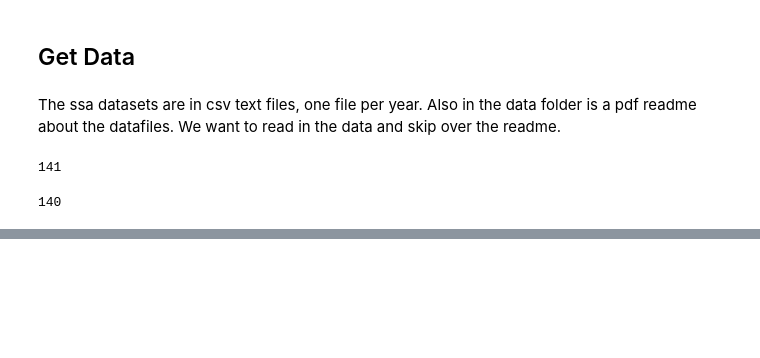
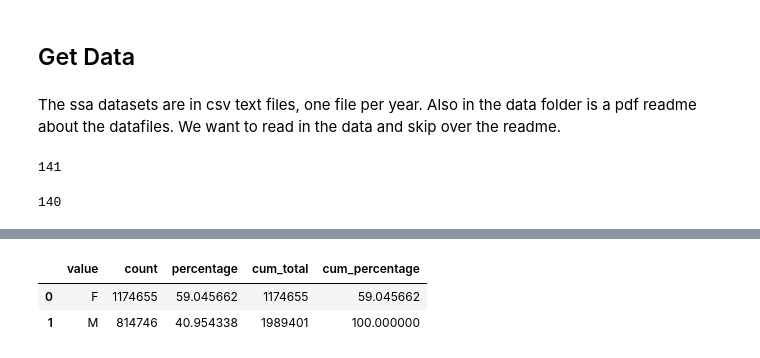
Before and after one commit to la-mcnamara/ChicagoData, a Jupyter notebook: explore_ssa_names.ipynb, the cells around one changed output, grey strips where cells are left out. Saved outputs shown, nothing was run; the diff lists cells and outputs as text; code cells hidden in the pictures; blank space fills up the shorter version.

Commit message:
profile name data

```diff
--- a/explore_ssa_names.ipynb
+++ b/explore_ssa_names.ipynb
@@ -49,11 +49,9 @@ len(files)
 140
 # %%
 namedf = pd.DataFrame()
-colnames = ['name','gender','count']
+colnames = ['name','gender','name_freq']
 for f in files:
     df = pd.read_csv(datapath+'/'+f
                     ,names=colnames)
     df['year'] = re.search('[0-9]{4}', f).group(0)
     namedf = namedf.append(df)
-
-namedf.year.value_counts()
@@ -112,0 +66,6 @@ namedf.tail(25)
+# %%
+freqit.oneway(namedf['gender']).freqtable()
+# %% [output]
+|  | value | count | percentage | cum_total | cum_percentage |
+| 0 | F | 1174655 | 59.045662 | 1174655 | 59.045662 |
+| 1 | M | 814746 | 40.954338 | 1989401 | 100.000000 |
```
Also changed, not shown: parts of 6 cells of this notebook.
